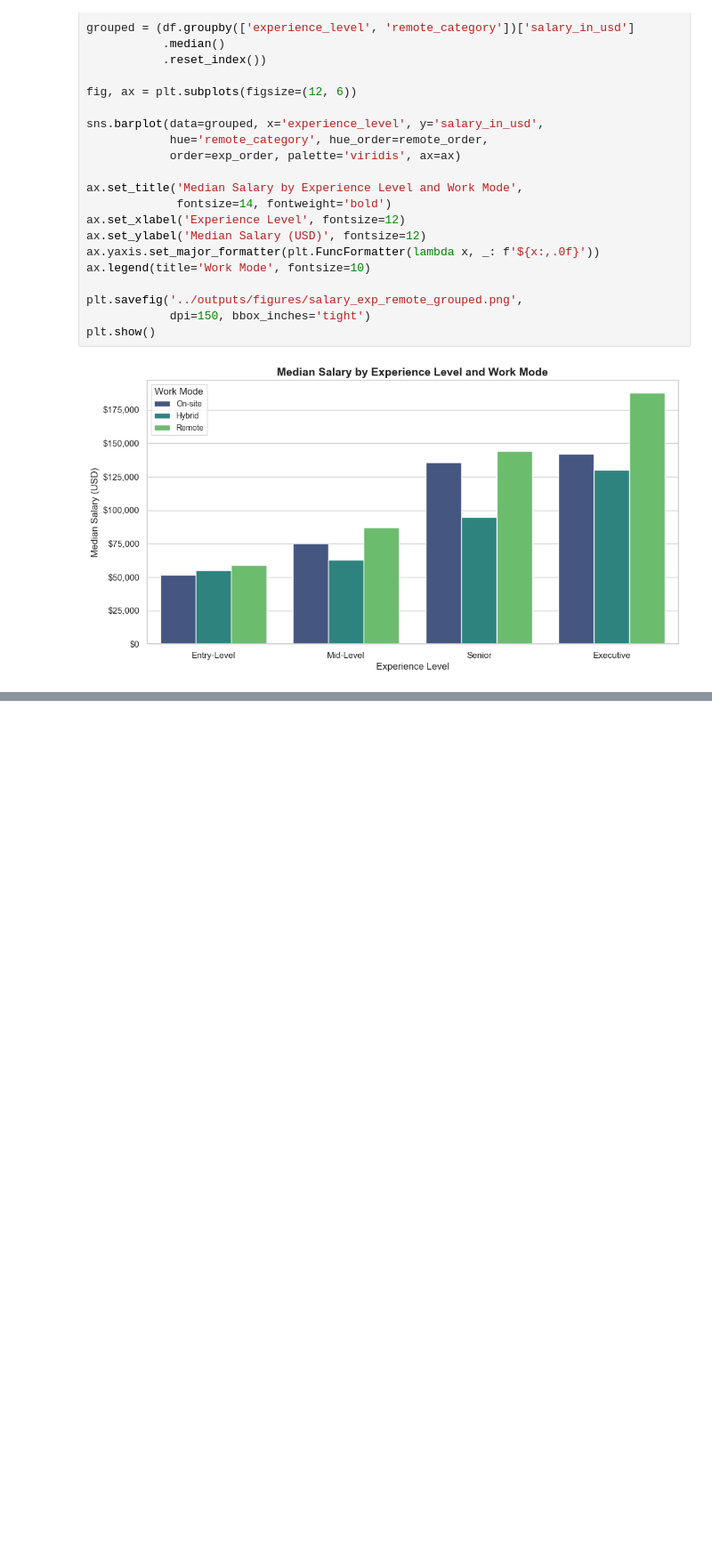
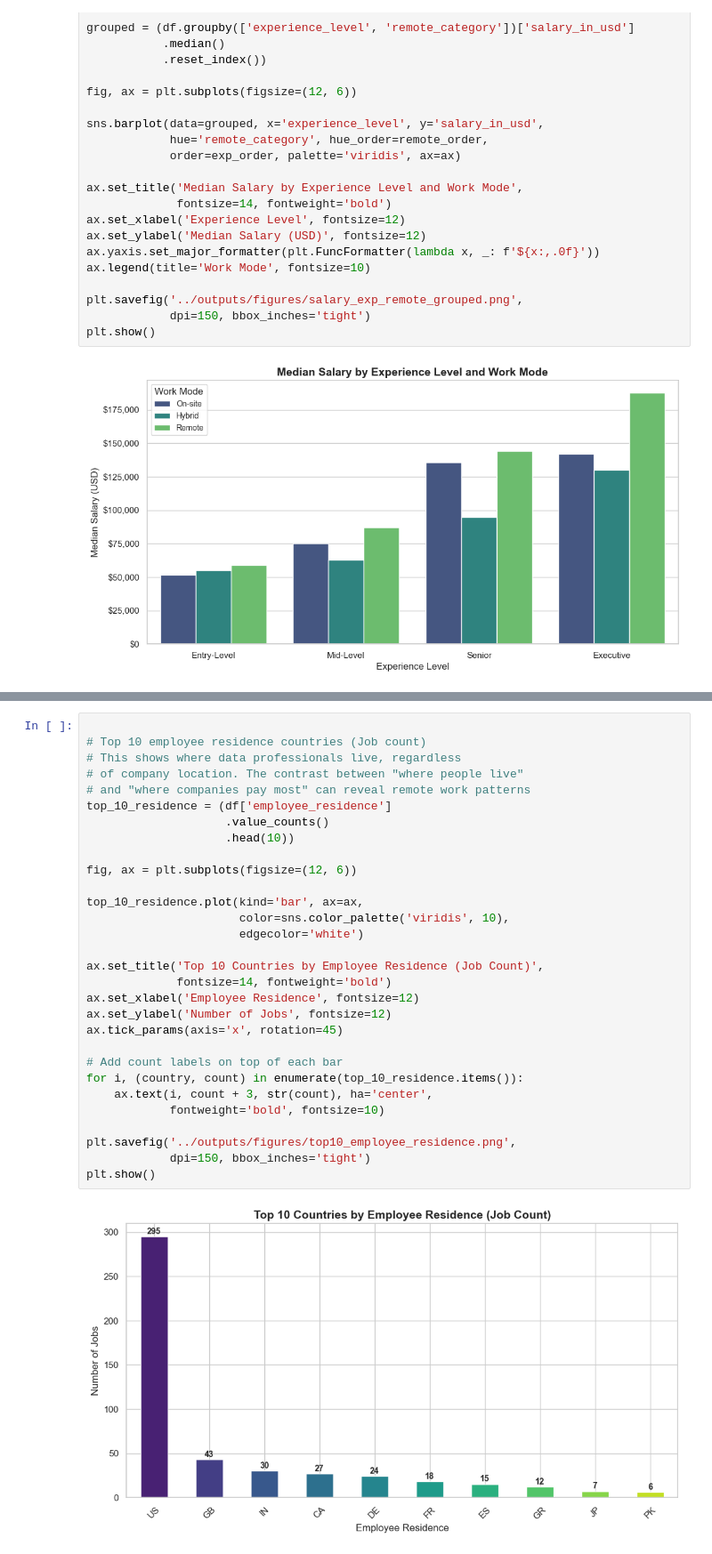
Before and after one commit to FranciscoMartinezGrecco/data-ai-jobs-analysis, a Jupyter notebook: notebooks/01_eda.ipynb, the cells around one changed output, grey strips where cells are left out. Shown at 89% size. Cells and saved outputs as stored; diff of their text form; blank space fills up the shorter version.

```diff
--- a/notebooks/01_eda.ipynb
+++ b/notebooks/01_eda.ipynb
@@ -553,0 +597,32 @@ plt.show()
+# %%
+
+# Top 10 employee residence countries (Job count)
+# This shows where data professionals live, regardless
+# of company location. The contrast between "where people live"
+# and "where companies pay most" can reveal remote work patterns
+top_10_residence = (df['employee_residence']
+                    .value_counts()
+                    .head(10))
+
+fig, ax = plt.subplots(figsize=(12, 6))
+
+top_10_residence.plot(kind='bar', ax=ax,
+                      color=sns.color_palette('viridis', 10),
+                      edgecolor='white')
+
+ax.set_title('Top 10 Countries by Employee Residence (Job Count)',
+             fontsize=14, fontweight='bold')
+ax.set_xlabel('Employee Residence', fontsize=12)
+ax.set_ylabel('Number of Jobs', fontsize=12)
+ax.tick_params(axis='x', rotation=45)
+
+# Add count labels on top of each bar
+for i, (country, count) in enumerate(top_10_residence.items()):
+    ax.text(i, count + 3, str(count), ha='center',
+            fontweight='bold', fontsize=10)
+
+plt.savefig('../outputs/figures/top10_employee_residence.png',
+            dpi=150, bbox_inches='tight')
+plt.show()
+# %% [output]
+[figure, added]
```
Also changed, not shown: parts of 3 cells of this notebook, 3 other files.
